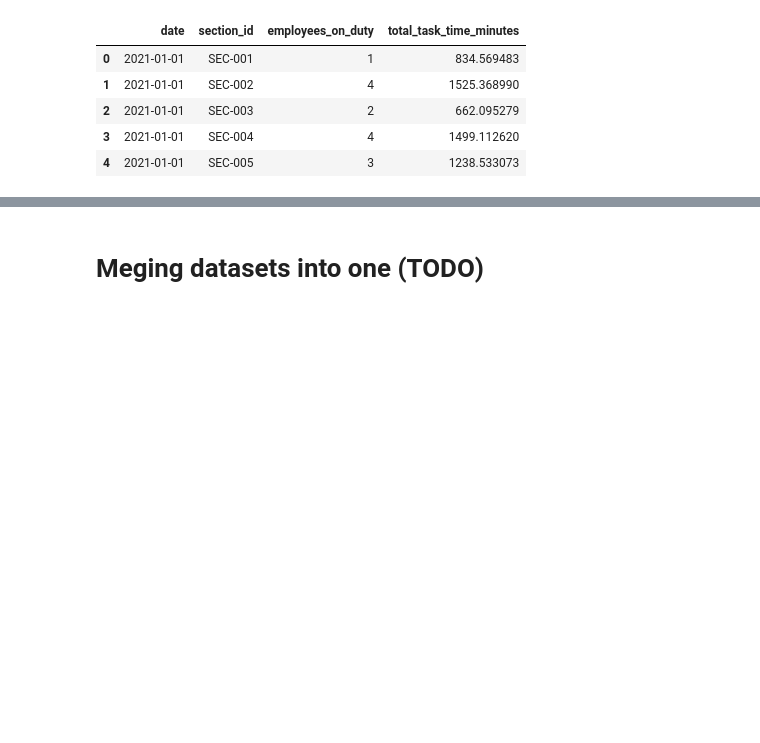
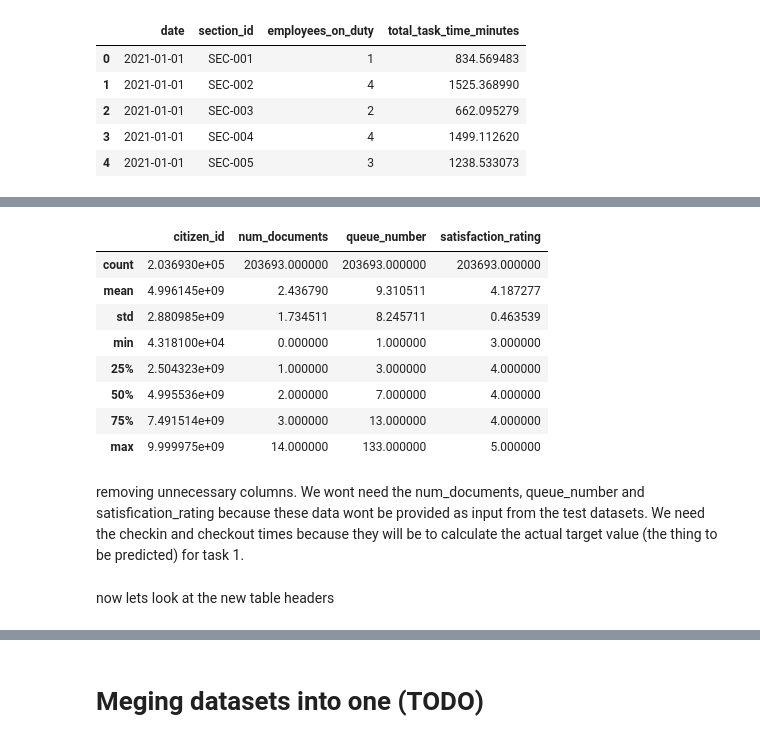
Before and after one commit to RMCV-Rajapaksha/TeamInception_Datathon, a Jupyter notebook: dataset_preparation_notebook.ipynb, the cells around one changed output, grey strips where cells are left out. Drawn from its saved outputs; the diff is of its cells as text; code cells hidden in the pictures; blank space fills up the shorter version.

```diff
--- a/dataset_preparation_notebook.ipynb
+++ b/dataset_preparation_notebook.ipynb
@@ -46,0 +59,14 @@ staffing_data.head()
+# %%
+bookings_data.describe()
+# %% [output]
+|  | citizen_id | num_documents | queue_number | satisfaction_rating |
+| count | 2.036930e+05 | 203693.000000 | 203693.000000 | 203693.000000 |
+| mean | 4.996145e+09 | 2.436790 | 9.310511 | 4.187277 |
+| std | 2.880985e+09 | 1.734511 | 8.245711 | 0.463539 |
+| min | 4.318100e+04 | 0.000000 | 1.000000 | 3.000000 |
+| 25% | 2.504323e+09 | 1.000000 | 3.000000 | 4.000000 |
+| 50% | 4.995536e+09 | 2.000000 | 7.000000 | 4.000000 |
+| 75% | 7.491514e+09 | 3.000000 | 13.000000 | 4.000000 |
+| max | 9.999975e+09 | 14.000000 | 133.000000 | 5.000000 |
+# %% [markdown]
+removing unnecessary columns. We wont need the num_documents, queue_number and satisfication_rating because these data wont be provided as input from the test datasets. We need the checkin and checkout times because they will be to calculate the actual target value (the thing to be predicted) for task 1.
@@ -46,0 +75,2 @@ staffing_data.head()
+# %% [markdown]
+now lets look at the new table headers
```
Also changed, not shown: parts of 16 cells of this notebook.
